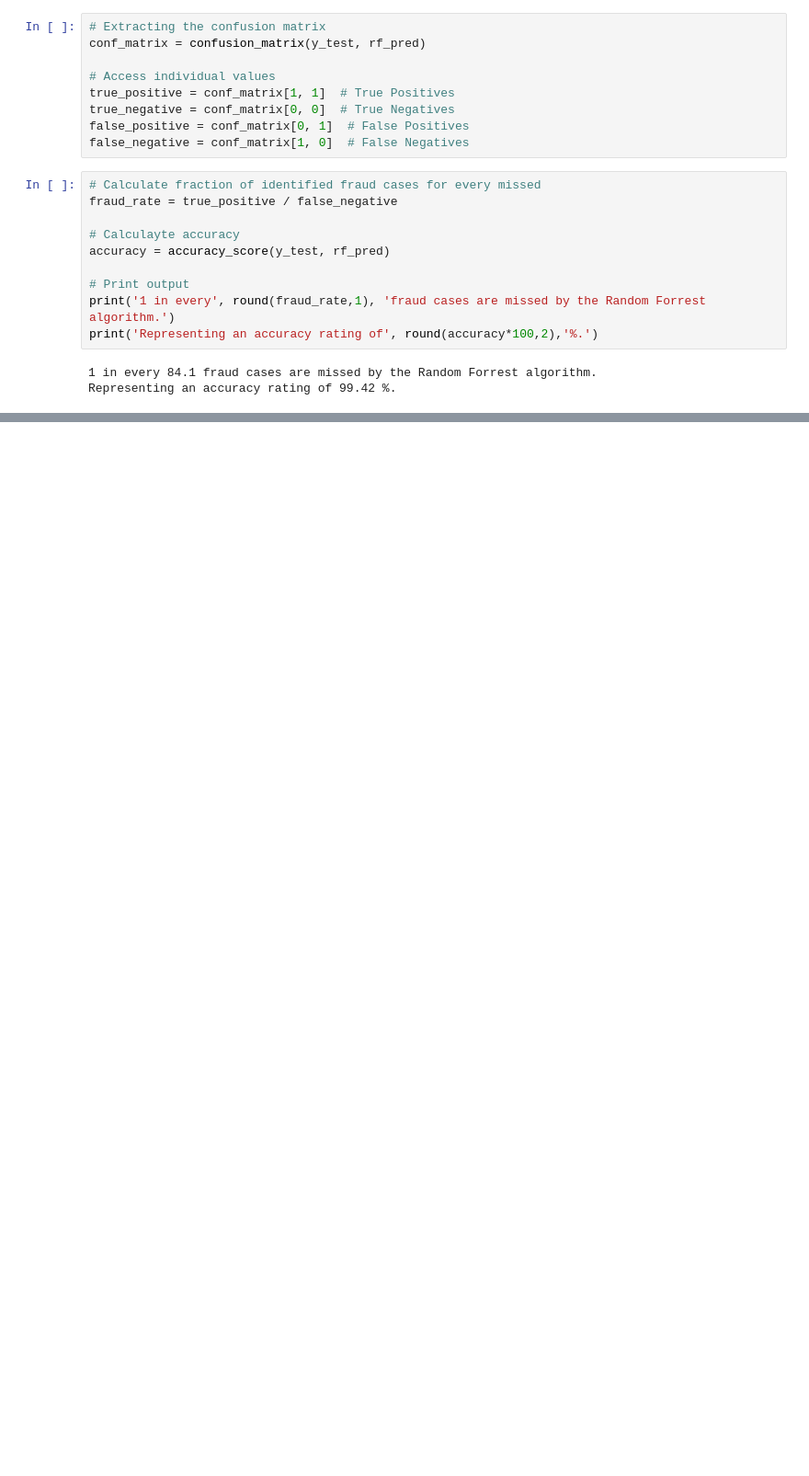
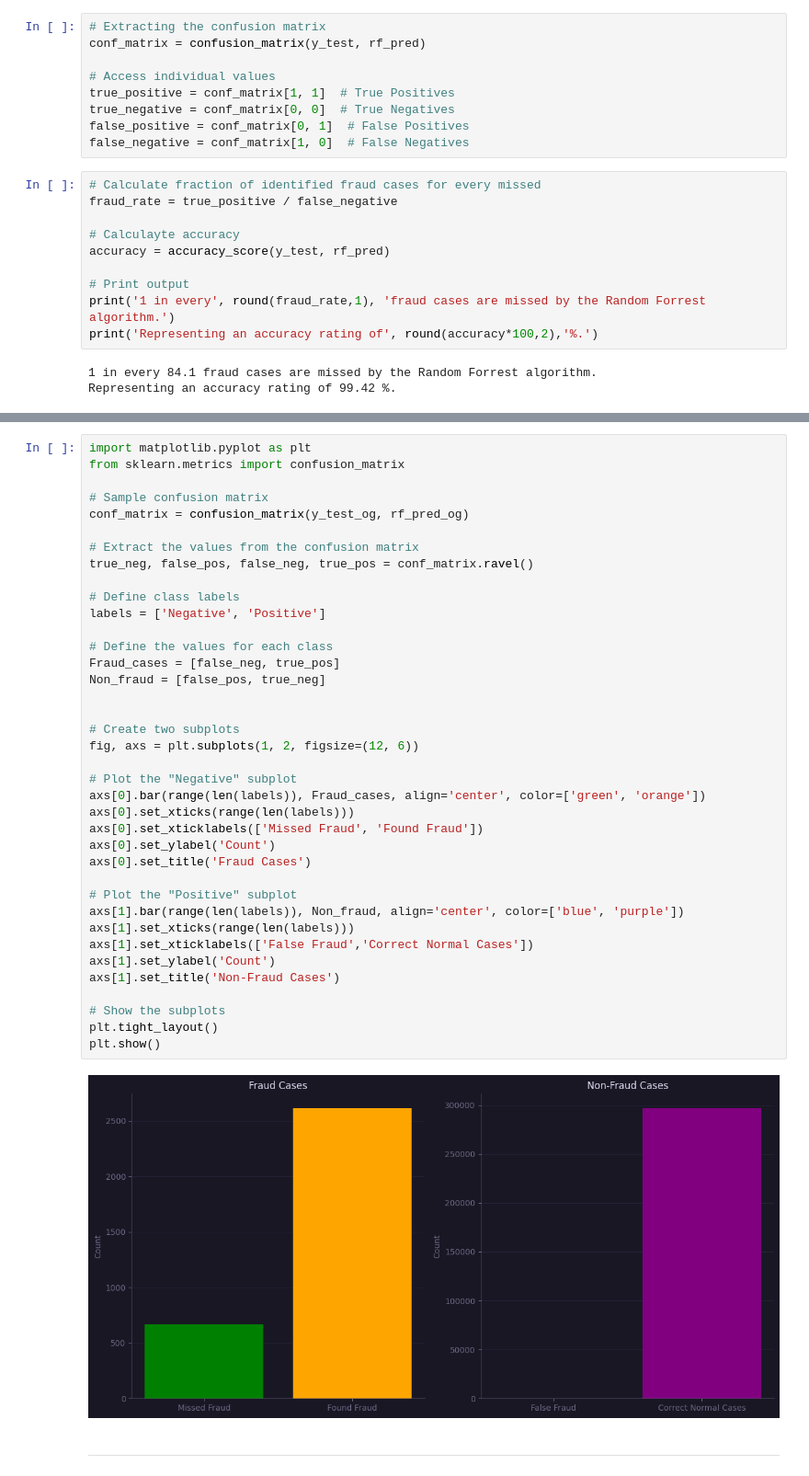
Before and after one commit to rcwylie/Fraudulent_payments, a Jupyter notebook: Full_Code.ipynb, the cells around one changed output, grey strips where cells are left out. Shown at 92% size. Saved outputs shown, nothing was run; the diff lists cells and outputs as text; blank space fills up the shorter version.

```diff
--- a/Full_Code.ipynb
+++ b/Full_Code.ipynb
@@ -1241,3 +1275,45 @@ Representing an accuracy rating of 99.42 %.
+# %%
+import matplotlib.pyplot as plt
+from sklearn.metrics import confusion_matrix
+
+# Sample confusion matrix
+conf_matrix = confusion_matrix(y_test_og, rf_pred_og)
+
+# Extract the values from the confusion matrix
+true_neg, false_pos, false_neg, true_pos = conf_matrix.ravel()
+
+# Define class labels
+labels = ['Negative', 'Positive']
+
+# Define the values for each class
+Fraud_cases = [false_neg, true_pos]
+Non_fraud = [false_pos, true_neg]
+
+
+# Create two subplots
+fig, axs = plt.subplots(1, 2, figsize=(12, 6))
+
+# Plot the "Negative" subplot
+axs[0].bar(range(len(labels)), Fraud_cases, align='center', color=['green', 'orange'])
+axs[0].set_xticks(range(len(labels)))
+axs[0].set_xticklabels(['Missed Fraud', 'Found Fraud'])
+axs[0].set_ylabel('Count')
+axs[0].set_title('Fraud Cases')
+
+# Plot the "Positive" subplot
+axs[1].bar(range(len(labels)), Non_fraud, align='center', color=['blue', 'purple'])
+axs[1].set_xticks(range(len(labels)))
+axs[1].set_xticklabels(['False Fraud','Correct Normal Cases'])
+axs[1].set_ylabel('Count')
+axs[1].set_title('Non-Fraud Cases')
+
+# Show the subplots
+plt.tight_layout()
+plt.show()
+# %% [output]
+[figure, added]
+# %% [markdown]
+--------
 # %% [markdown]
 ### 7. Conclusion
 
```
Also changed, not shown: parts of 8 cells of this notebook, 1 other file.
